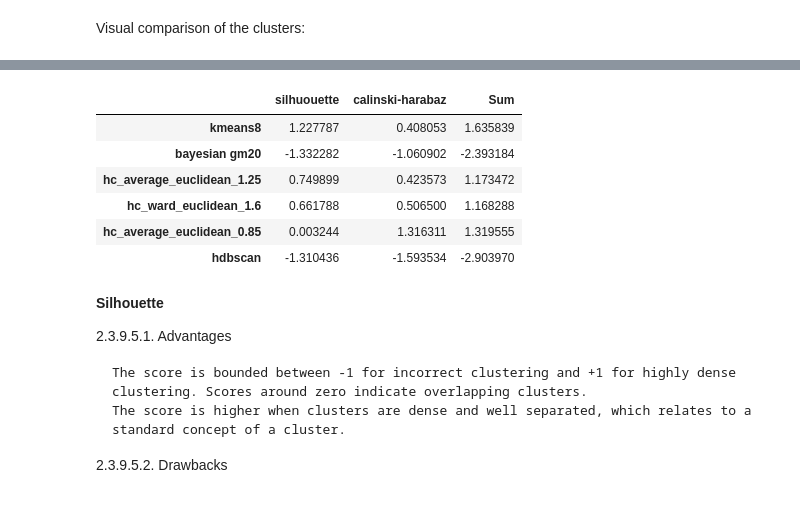
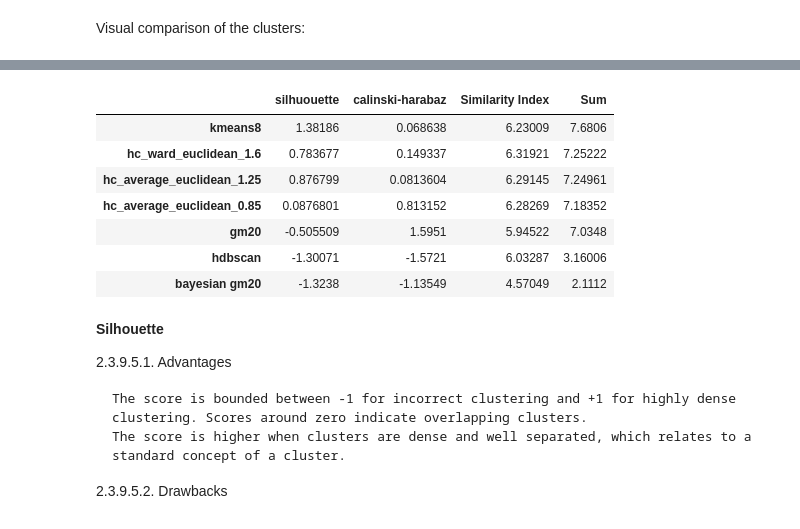
Before and after one commit to WolfLo/clustering-economies, a Jupyter notebook: clustering_countries.ipynb, the cells around one changed output, grey strips where cells are left out. Saved outputs shown, nothing was run; the diff lists cells and outputs as text; code cells hidden in the pictures.

Commit message:
similarity index

```diff
--- a/clustering_countries.ipynb
+++ b/clustering_countries.ipynb
@@ -374,30 +384,36 @@ display_html(styler[0]._repr_html_() + styler[1]._repr_html_() + styler[2]._repr
 # %%
 from collections import defaultdict
 from sklearn import metrics
+
+# calculate similarity index
+sim = data.clustering_similarities()
+sim_index = sim.sum()
 
 # Calculate scores to evaluate the different clustering methods
 y_true = data.clusterings_labels['kmeans8']
 scores = defaultdict()
 for k in sorted(data.clusterings_labels.keys()):
     silh = metrics.silhouette_score(data.df, data.clusterings_labels[k], metric='euclidean')
     db = metrics.calinski_harabaz_score(data.df, data.clusterings_labels[k])
     scores[k] = [silh, db]
 
 # Create dataset with the scores
 df_scores = pd.DataFrame.from_dict(scores, orient='index', columns=['silhuouette', 'calinski-harabaz'])
 df_scores.iloc[:, 0] = scale(df_scores)[:, 0]
 df_scores.iloc[:, 1] = scale(df_scores)[:, 1]
+df_scores['Similarity Index'] = sim_index
 df_scores['Sum'] = df_scores.sum(axis=1)
 
-df_scores
+df_scores.sort_values(by='Sum', ascending=False).style.apply(highlight_max)
 # %% [output]
-|  | silhuouette | calinski-harabaz | Sum |
-| kmeans8 | 1.227787 | 0.408053 | 1.635839 |
-| bayesian gm20 | -1.332282 | -1.060902 | -2.393184 |
-| hc_average_euclidean_1.25 | 0.749899 | 0.423573 | 1.173472 |
-| hc_ward_euclidean_1.6 | 0.661788 | 0.506500 | 1.168288 |
-| hc_average_euclidean_0.85 | 0.003244 | 1.316311 | 1.319555 |
-| hdbscan | -1.310436 | -1.593534 | -2.903970 |
+|  | silhuouette | calinski-harabaz | Similarity Index | Sum |
+| kmeans8 | 1.38186 | 0.068638 | 6.23009 | 7.6806 |
+| hc_ward_euclidean_1.6 | 0.783677 | 0.149337 | 6.31921 | 7.25222 |
+| hc_average_euclidean_1.25 | 0.876799 | 0.0813604 | 6.29145 | 7.24961 |
+| hc_average_euclidean_0.85 | 0.0876801 | 0.813152 | 6.28269 | 7.18352 |
+| gm20 | -0.505509 | 1.5951 | 5.94522 | 7.0348 |
+| hdbscan | -1.30071 | -1.5721 | 6.03287 | 3.16006 |
+| bayesian gm20 | -1.3238 | -1.13549 | 4.57049 | 2.1112 |
 # %% [markdown]
 **Silhouette**
 
```
Also changed, not shown: parts of 7 cells of this notebook, 1 other file.
